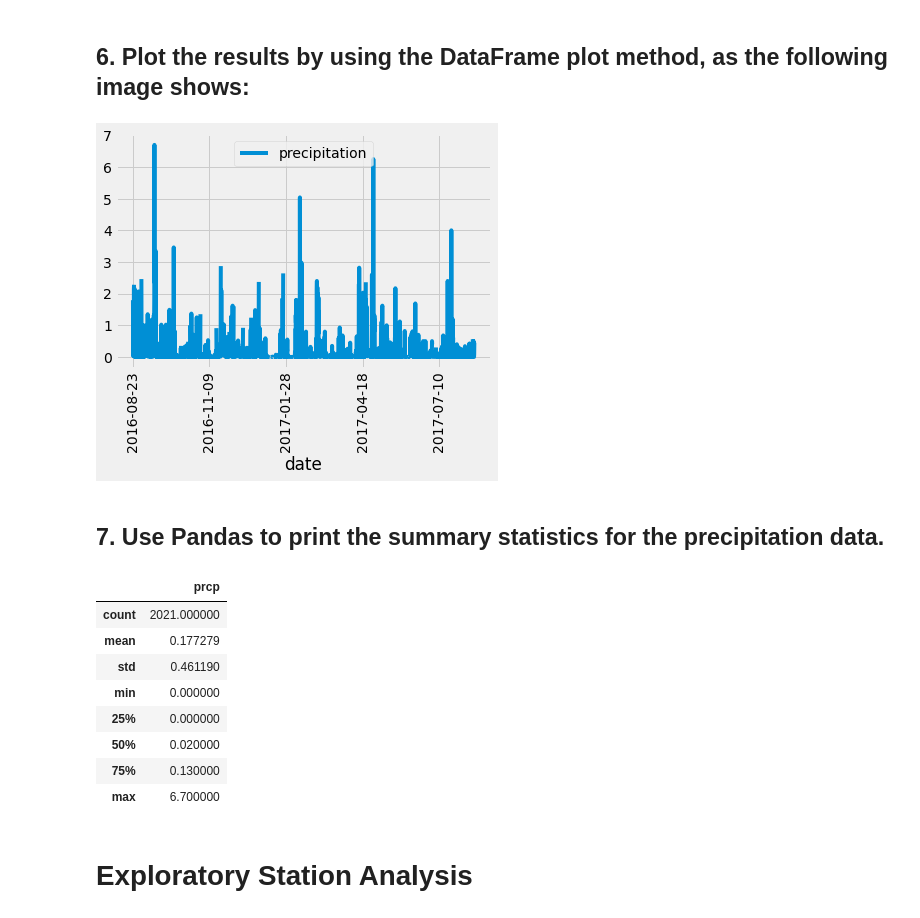
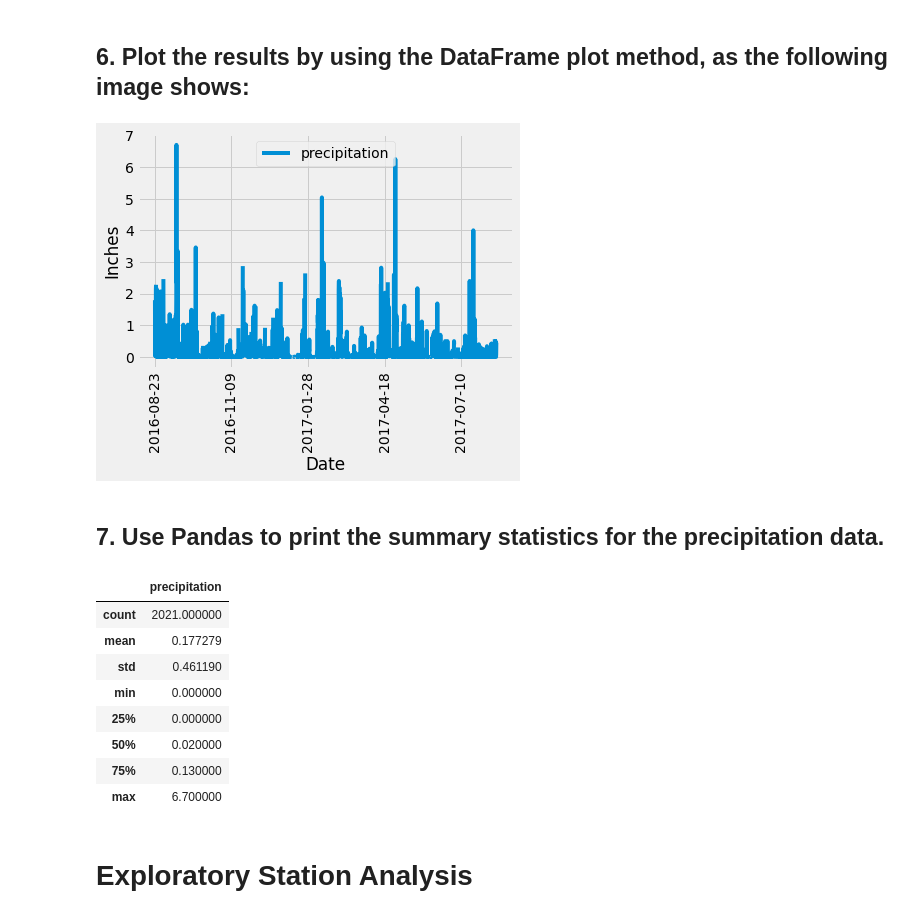
Before and after one commit to WMatthewARC/Module-10-Challenge, a Jupyter notebook: SurfsUp/climate_starter.ipynb, the cells around one changed output. Drawn from its saved outputs; the diff is of its cells as text; code cells hidden in the pictures.

```diff
--- a/SurfsUp/climate_starter.ipynb
+++ b/SurfsUp/climate_starter.ipynb
@@ -233,19 +233,19 @@ PrcpData12mDF.head()
 # Use Pandas Plotting with Matplotlib to plot the data
 # %%
 PrcpData12mDF.plot(x= "date", y= "precipitation", rot= 90)
-
-ax.set_ylabel("inches")
+plt.ylabel("Inches")
+plt.xlabel("Date")
 plt.show()
 # %% [output]
-[figure, old version]
+[figure, new version]
 # %% [markdown]
 ## 7. Use Pandas to print the summary statistics for the precipitation data.
 # %%
 # Use Pandas to calcualte the summary statistics for the precipitation data
 # %%
-df.describe()
+PrcpData12mDF.describe()
 # %% [output]
-|  | prcp |
+|  | precipitation |
 | count | 2021.000000 |
 | mean | 0.177279 |
 | std | 0.461190 |
```
Also changed, not shown: parts of 1 cell of this notebook.
